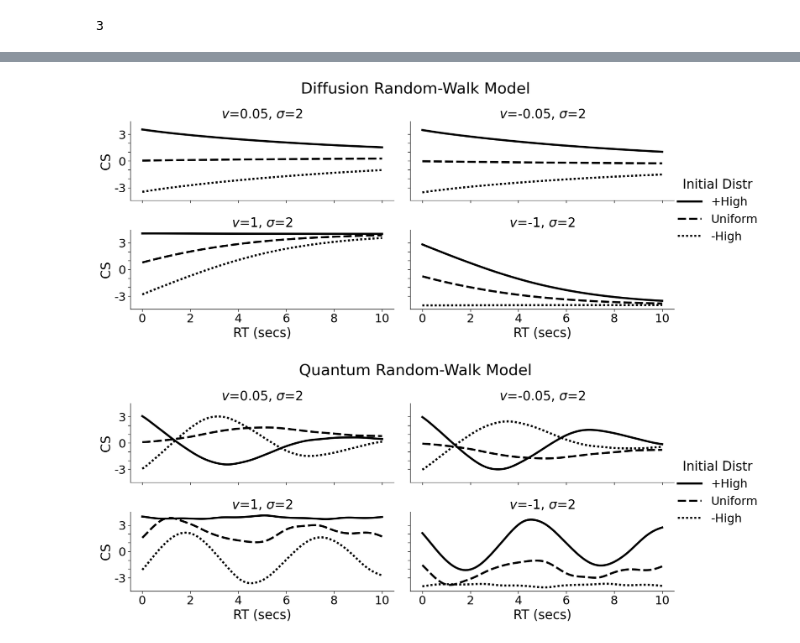
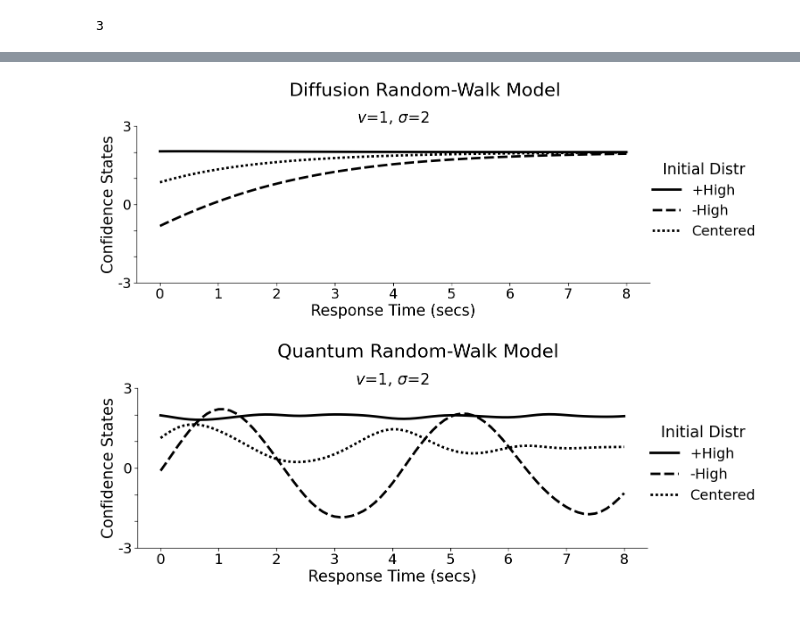
Before and after one commit to rkmalaiya/stochastic_cognitive_dynamics, a Jupyter notebook: poc/Diffusion_vs_Quantum.ipynb, the cells around one changed output, grey strips where cells are left out. Saved outputs shown, nothing was run; the diff lists cells and outputs as text; code cells hidden in the pictures.

```diff
--- a/poc/Diffusion_vs_Quantum.ipynb
+++ b/poc/Diffusion_vs_Quantum.ipynb
@@ -353,5 +307,5 @@ with sns.plotting_context("talk",font_scale=1.9):
     f.legend.set_title("Prob")
     f.set_xlabels("RT (secs)")
     f.set_ylabels("Conf States")
-    f.set(ylim=(-5.5, 5.5))
+    #f.set(ylim=(-5.5, 5.5))
 # %% [output]
@@ -410,13 +380,14 @@ with sns.plotting_context(font_scale=1):
 # %%
 with sns.plotting_context("paper",font_scale=2.6):
     f = sns.relplot(df_plot
-                    .query("prior == 'Uniform' and time <= 20 ")
+                    .query("prior == 'Centered' and time <= 8 ")
                     ,alpha=0.8, col="type", col_wrap=1, sizes=(80,800),
     x="time", y="states",size="value", color="Black", aspect=3.6, height=4.3)
-    f.set_titles("{col_name}")
+    f.set_titles("{col_name}", size=30)
     f.legend.set_title("Prob")
-    f.set_xlabels("RT (secs)")
-    f.set_ylabels("CS")
+    f.set_xlabels("Response Time (secs)", fontsize=30)
+    f.set_ylabels("")
+    f.figure.supylabel("Confidence States", fontsize=30)
     f.set(yticks=[-3,-2,-1,0,1,2,3])
     f.set_yticklabels(["-3","","","0","","","3"])
     f.set(ylim=(-3.8, 3.8))
@@ -506,9 +476,9 @@ for mu in [npx.asarray([[0.05]]), npx.asarray([[-0.05]]), npx.asarray([[1]]), np
     intensity_matrix_markov = dd._buildK(n_states, mu, m_sigma)
     intensity_matrix_quantum = qd._buildH(n_states, mu, q_sigma)
     print(intensity_matrix_markov)
-    for prior_type in ["Upper", "Uniform", "Lower"]:
-        phi_0_markov = ca._get_initial_state(n_states, start_width,model_type="Markov", prior_type=prior_type)
-        phi_0_quantum = ca._get_initial_state(n_states, start_width,model_type="Quantum" , prior_type=prior_type)
+    for prior_type in ["Upper", "Lower", "Centered"]:
+        phi_0_markov = ca._get_initial_state(n_states, start_width, response_width, model_type="Markov", prior_type=prior_type)
+        phi_0_quantum = ca._get_initial_state(n_states, start_width, response_width, model_type="Quantum" , prior_type=prior_type)
 
         phi_markov_arr = []
         phi_quantum_arr = []
@@ -528,6 +498,6 @@ for mu in [npx.asarray([[0.05]]), npx.asarray([[-0.05]]), npx.asarray([[1]]), np
                                                     transition_type="RT", likelihood_type="SINGLE")
             phi_quantum_arr.append((np.abs(phi_quantum.squeeze())**2) @ mv)
 
-        df_markov1 = pd.concat([df_markov1, pd.DataFrame(phi_markov_arr).T.assign(prior=prior_type, mu=f"$v$={np.asarray(mu[0,0])}, $\sigma$={np.asarray(m_sigma[0,0])}")])
-        df_quantum1 = pd.concat([df_quantum1, pd.DataFrame(phi_quantum_arr).T.assign(prior=prior_type, mu=f"$v$={np.asarray(mu[0,0])}, $\sigma$={np.asarray(m_sigma[0,0])}")])
+        df_markov1 = pd.concat([df_markov1, pd.DataFrame(phi_markov_arr).T.assign(prior=prior_type, mu=f"$v$={np.asarray(mu).squeeze()}, $\sigma$={np.asarray(m_sigma[0,0])}")])
+        df_quantum1 = pd.concat([df_quantum1, pd.DataFrame(phi_quantum_arr).T.assign(prior=prior_type, mu=f"$v$={np.asarray(mu).squeeze()}, $\sigma$={np.asarray(m_sigma[0,0])}")])
 # %% [output]
@@ -551,6 +521,6 @@ for mu in [npx.asarray([[0.05]]), npx.asarray([[-0.05]]), npx.asarray([[1]]), np
 # %%
-df_markov1_plot = df_markov1.melt(id_vars=["prior", "mu"], var_name="time").assign(time=lambda df: df.time*0.1).assign(prior = lambda df:df.prior.map({"Upper":"+High", "Lower":"-High", "Uniform":"Uniform"}))
-df_quantum1_plot = df_quantum1.melt(id_vars=["prior", "mu"], var_name="time").assign(time=lambda df: df.time*0.1).assign(prior = lambda df:df.prior.map({"Upper":"+High", "Lower":"-High", "Uniform":"Uniform"}))
+df_markov1_plot = df_markov1.melt(id_vars=["prior", "mu"], var_name="time").assign(time=lambda df: df.time*0.1).assign(prior = lambda df:df.prior.map({"Upper":"+High", "Lower":"-High", "Uniform":"Uniform", "Centered":"Centered"}))
+df_quantum1_plot = df_quantum1.melt(id_vars=["prior", "mu"], var_name="time").assign(time=lambda df: df.time*0.1).assign(prior = lambda df:df.prior.map({"Upper":"+High", "Lower":"-High", "Uniform":"Uniform", "Centered":"Centered"}))
 df_markov1_plot.query("value > 3")
 # %% [output]
 |  | prior | mu | time | value |
@@ -585,31 +543,31 @@ df_markov1_plot
 # %%
 with sns.plotting_context("paper",font_scale=2.6):
 
-    f = sns.relplot(df_markov1_plot.query("time <= 10"), x="time", y="value",
-                    style="prior", col="mu", color="black", col_wrap = 2, aspect=2.4, height=3.5, kind="line",lw=4)
+    f = sns.relplot(df_markov1_plot.query("time <= 8 and mu == '$v$=1, $\sigma$=2'"), x="time", y="value",
+                    style="prior", col="mu", color="black", aspect=2.4, height=5.5, kind="line",lw=4)
     f.legend.set_title("Initial Distr")
     f.set_titles("{col_name}")
-    f.set_xlabels("RT (secs)")
-    f.set_ylabels("CS")
+    f.set_xlabels("Response Time (secs)")
+    f.set_ylabels("Confidence States")
     f.set(yticks=[-3,-2,-1,0,1,2,3])
     f.set_yticklabels(["-3","","","0","","","3"])
     f.figure.suptitle("Diffusion Random-Walk Model", y = 1.05)
 # %% [output]
-[figure, old version]
+[figure, new version]
 # %%
 with sns.plotting_context("paper",font_scale=2.6):
 
-    f = sns.relplot(df_quantum1_plot.query("time <= 10"), x="time", y="value",
-                    style="prior", col="mu", color="black", col_wrap=2, aspect=2.4, height=3.5, kind="line",lw=4)
+    f = sns.relplot(df_quantum1_plot.query("time <= 8 and mu == '$v$=1, $\sigma$=2'"), x="time", y="value",
+                    style="prior", col="mu", color="black", aspect=2.4, height=5.5, kind="line",lw=4)
     f.legend.set_title("Initial Distr")
     f.set_titles("{col_name}")
-    f.set_xlabels("RT (secs)")
-    f.set_ylabels("CS")
+    f.set_xlabels("Response Time (secs)")
+    f.set_ylabels("Confidence States")
     f.set(yticks=[-3,-2,-1,0,1,2,3])
     f.set_yticklabels(["-3","","","0","","","3"])
     f.figure.suptitle("Quantum Random-Walk Model", y = 1.05)
 # %% [output]
-[figure, old version]
+[figure, new version]
 # %%
 df_plot1 = pd.concat([df_quantum1_plot.assign(type="Quantum"), df_markov1_plot.assign(type="Diffusion")])
 df_plot1
```
Also changed, not shown: parts of 33 cells of this notebook.
